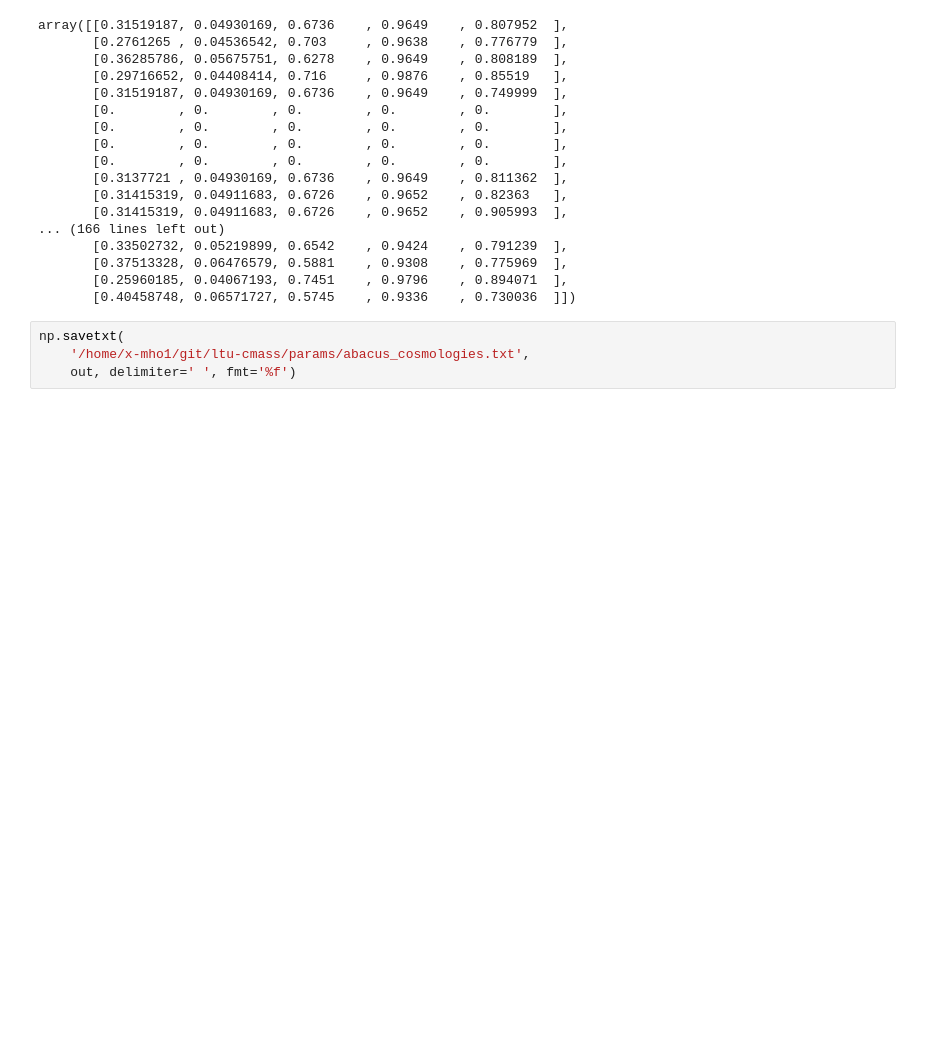
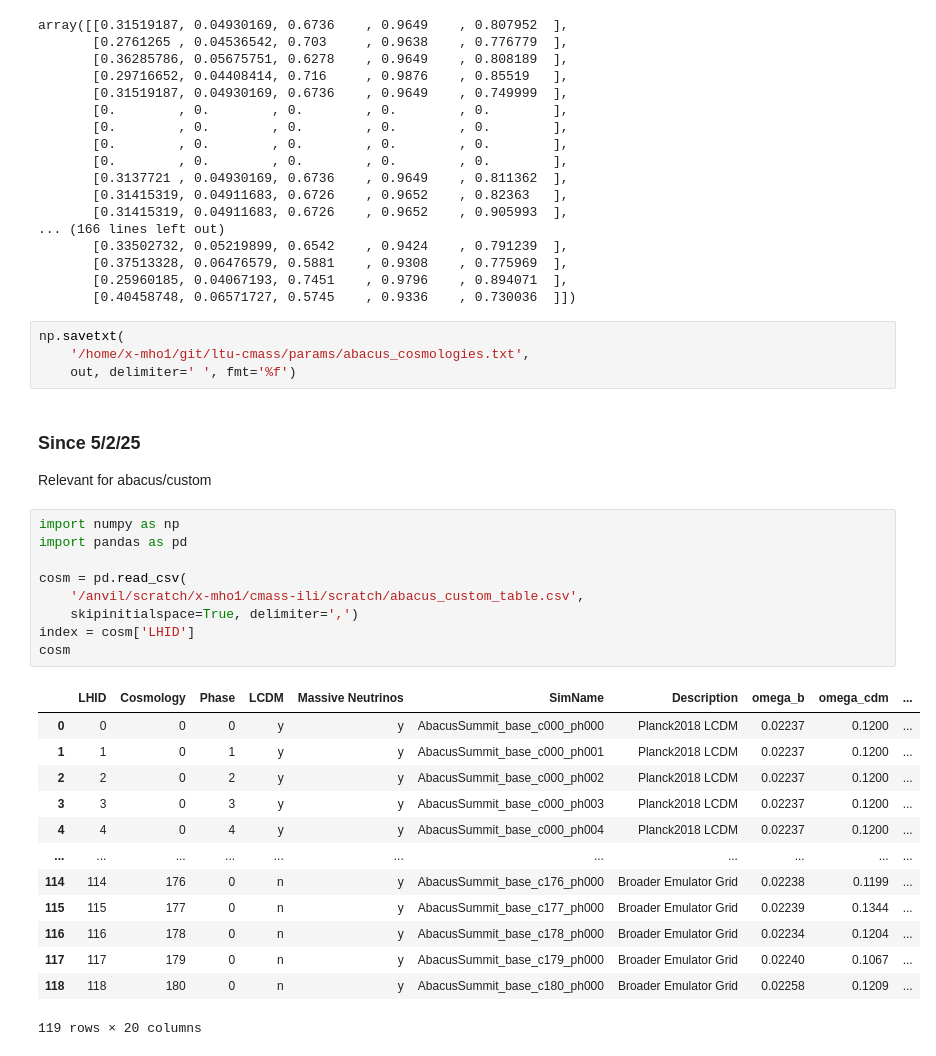
Before and after one commit to maho3/ltu-cmass, a Jupyter notebook: notebooks/port_abacus.ipynb, the cells around one changed output. Drawn from its saved outputs; the diff is of its cells as text; blank space fills up the shorter version.

Commit message:
porting new custom expanded abacus cosmologies

```diff
--- a/notebooks/port_abacus.ipynb
+++ b/notebooks/port_abacus.ipynb
@@ -73,3 +76,29 @@ array([[0.31519187, 0.04930169, 0.6736    , 0.9649    , 0.807952  ],
 np.savetxt(
     '/home/x-mho1/git/ltu-cmass/params/abacus_cosmologies.txt',
     out, delimiter=' ', fmt='%f')
+# %% [markdown]
+### Since 5/2/25
+Relevant for abacus/custom
+# %%
+import numpy as np
+import pandas as pd
+
+cosm = pd.read_csv(
+    '/anvil/scratch/x-mho1/cmass-ili/scratch/abacus_custom_table.csv',
+    skipinitialspace=True, delimiter=',')
+index = cosm['LHID']
+cosm
+# %% [output]
+|  | LHID | Cosmology | Phase | LCDM | Massive Neutrinos | SimName | Description | omega_b | omega_cdm | ... |
+| 0 | 0 | 0 | 0 | y | y | AbacusSummit_base_c000_ph000 | Planck2018 LCDM | 0.02237 | 0.1200 | ... |
+| 1 | 1 | 0 | 1 | y | y | AbacusSummit_base_c000_ph001 | Planck2018 LCDM | 0.02237 | 0.1200 | ... |
+| 2 | 2 | 0 | 2 | y | y | AbacusSummit_base_c000_ph002 | Planck2018 LCDM | 0.02237 | 0.1200 | ... |
+| 3 | 3 | 0 | 3 | y | y | AbacusSummit_base_c000_ph003 | Planck2018 LCDM | 0.02237 | 0.1200 | ... |
+| 4 | 4 | 0 | 4 | y | y | AbacusSummit_base_c000_ph004 | Planck2018 LCDM | 0.02237 | 0.1200 | ... |
+| ... | ... | ... | ... | ... | ... | ... | ... | ... | ... | ... |
+| 114 | 114 | 176 | 0 | n | y | AbacusSummit_base_c176_ph000 | Broader Emulator Grid | 0.02238 | 0.1199 | ... |
+| 115 | 115 | 177 | 0 | n | y | AbacusSummit_base_c177_ph000 | Broader Emulator Grid | 0.02239 | 0.1344 | ... |
+| 116 | 116 | 178 | 0 | n | y | AbacusSummit_base_c178_ph000 | Broader Emulator Grid | 0.02234 | 0.1204 | ... |
+| 117 | 117 | 179 | 0 | n | y | AbacusSummit_base_c179_ph000 | Broader Emulator Grid | 0.02240 | 0.1067 | ... |
+| 118 | 118 | 180 | 0 | n | y | AbacusSummit_base_c180_ph000 | Broader Emulator Grid | 0.02258 | 0.1209 | ... |
+119 rows × 20 columns
```
Also changed, not shown: parts of 3 cells of this notebook, 3 other files.
